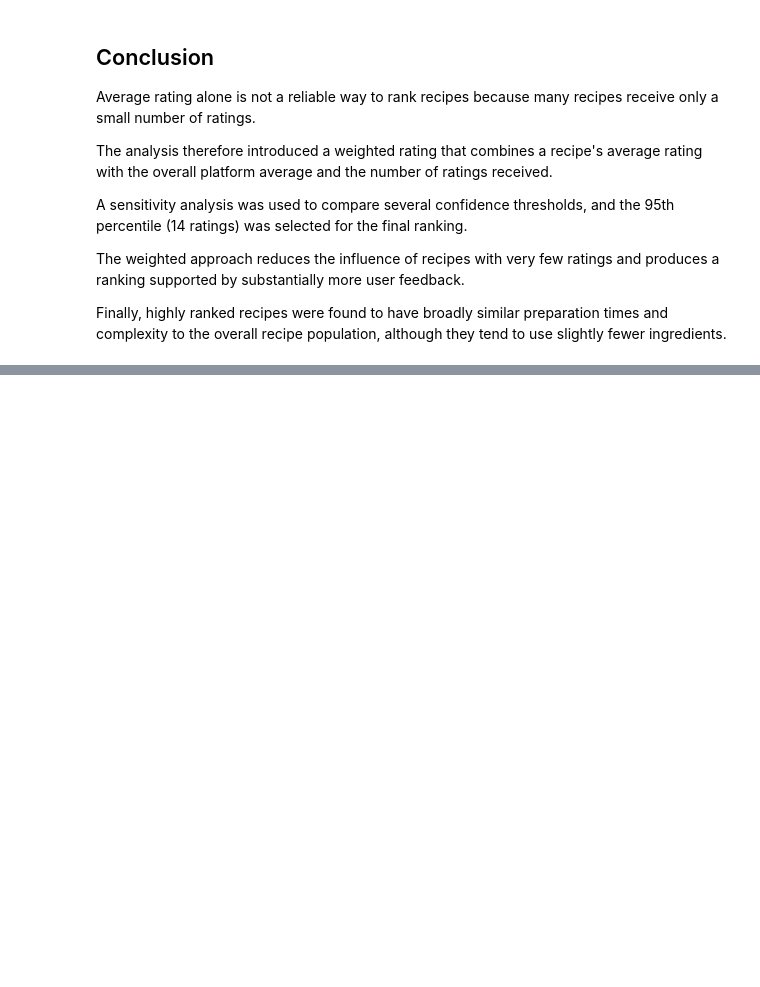
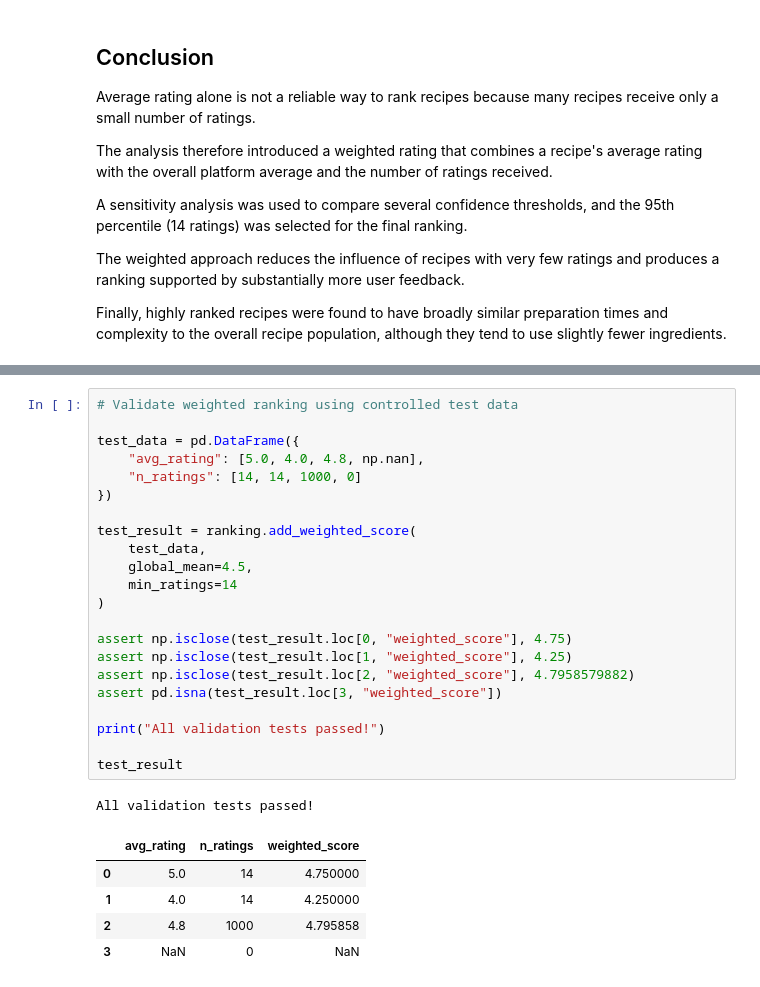
Before and after one commit to MetinVs/rate-my-recipe, a Jupyter notebook: Python Project.ipynb, the cells around one changed output, grey strips where cells are left out. Cells and saved outputs as stored; diff of their text form; blank space fills up the shorter version.

Commit message:
Vectorize weighted ranking and validate numerical results

```diff
--- a/Python Project.ipynb
+++ b/Python Project.ipynb
@@ -603,0 +609,29 @@ use slightly fewer ingredients.
+# %%
+# Validate weighted ranking using controlled test data
+
+test_data = pd.DataFrame({
+    "avg_rating": [5.0, 4.0, 4.8, np.nan],
+    "n_ratings": [14, 14, 1000, 0]
+})
+
+test_result = ranking.add_weighted_score(
+    test_data,
+    global_mean=4.5,
+    min_ratings=14
+)
+
+assert np.isclose(test_result.loc[0, "weighted_score"], 4.75)
+assert np.isclose(test_result.loc[1, "weighted_score"], 4.25)
+assert np.isclose(test_result.loc[2, "weighted_score"], 4.7958579882)
+assert pd.isna(test_result.loc[3, "weighted_score"])
+
+print("All validation tests passed!")
+
+test_result
+# %% [output]
+All validation tests passed!
+|  | avg_rating | n_ratings | weighted_score |
+| 0 | 5.0 | 14 | 4.750000 |
+| 1 | 4.0 | 14 | 4.250000 |
+| 2 | 4.8 | 1000 | 4.795858 |
+| 3 | NaN | 0 | NaN |
```
Also changed, not shown: parts of 5 cells of this notebook, 1 other file.
